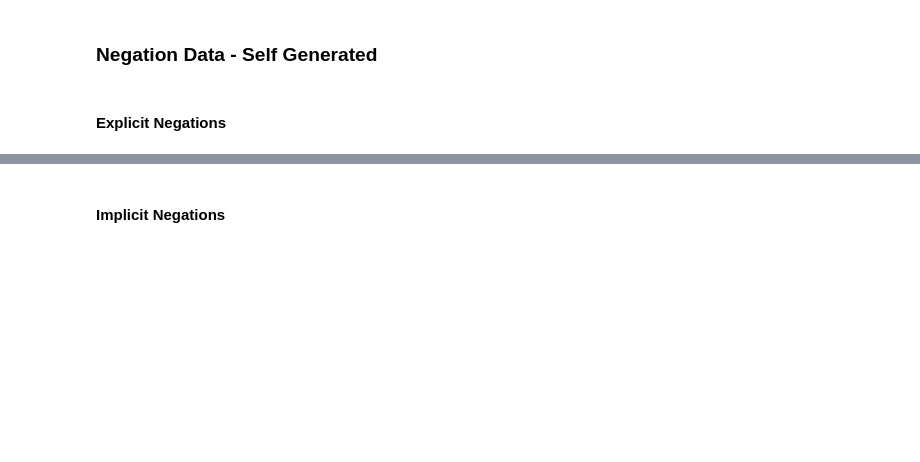
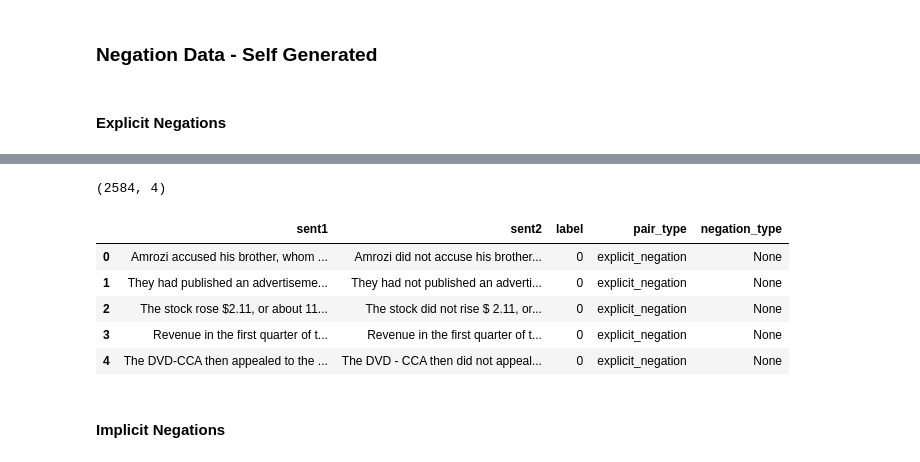
Before and after one commit to ZAMERT/sentence-embedding-robustness, a Jupyter notebook: semantic_robustness_evaluation.ipynb, the cells around one changed output, grey strips where cells are left out. Saved outputs shown, nothing was run; the diff lists cells and outputs as text; code cells hidden in the pictures; blank space fills up the shorter version.

```diff
--- a/semantic_robustness_evaluation.ipynb
+++ b/semantic_robustness_evaluation.ipynb
@@ -264,0 +287,4 @@ neg_df.head(5)
+# %%
+neg_new_df.shape
+# %% [output]
+(2584, 4)
@@ -265,3 +299,12 @@ neg_df.head(5)
+# %%
+neg_new_df.head(5)
+# %% [output]
+|  | sent1 | sent2 | label | pair_type | negation_type |
+| 0 | Amrozi accused his brother, whom ... | Amrozi did not accuse his brother... | 0 | explicit_negation | None |
+| 1 | They had published an advertiseme... | They had not published an adverti... | 0 | explicit_negation | None |
+| 2 | The stock rose $2.11, or about 11... | The stock did not rise $ 2.11, or... | 0 | explicit_negation | None |
+| 3 | Revenue in the first quarter of t... | Revenue in the first quarter of t... | 0 | explicit_negation | None |
+| 4 | The DVD-CCA then appealed to the ... | The DVD - CCA then did not appeal... | 0 | explicit_negation | None |
 # %% [markdown]
 #### Implicit Negations
 # %%
```
Also changed, not shown: parts of 72 cells of this notebook.
